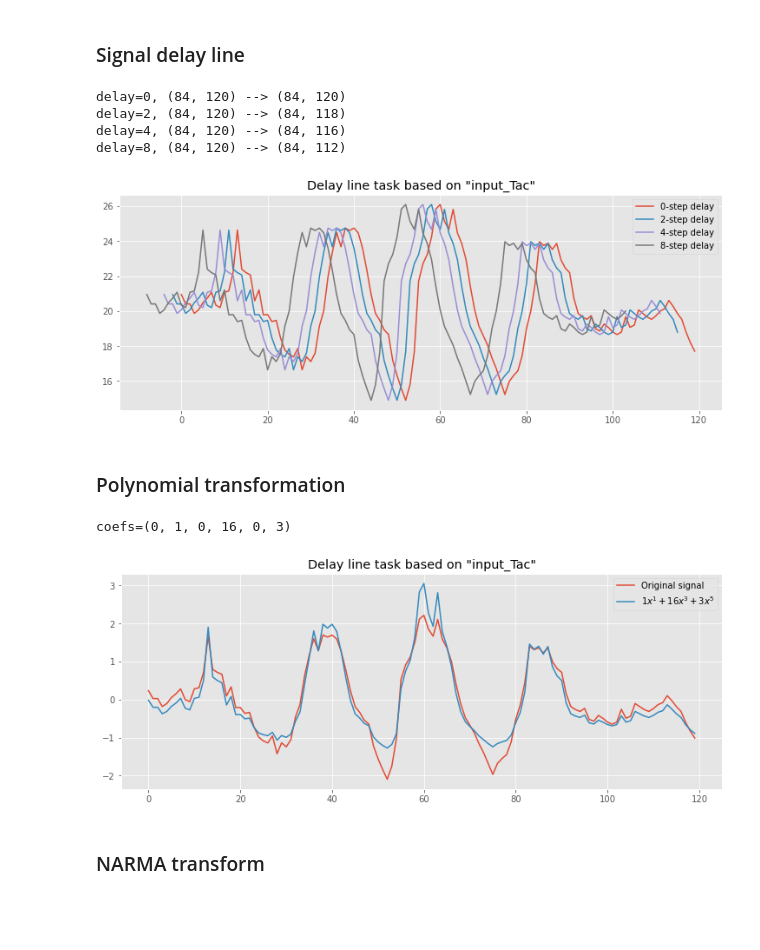
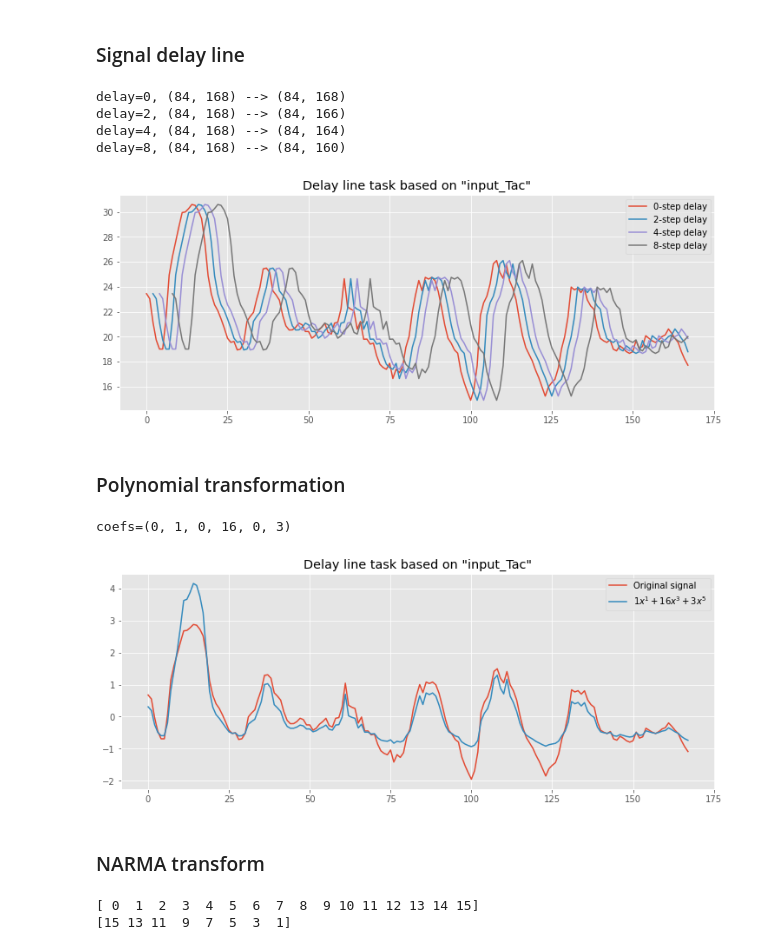
Before and after one commit to mcndt/thesis-plant-reservoir-computing, a Jupyter notebook: notebooks/rc_benchmark_definitions.ipynb, the cells around one changed output. Drawn from its saved outputs; the diff is of its cells as text; code cells hidden in the pictures; blank space fills up the shorter version.

```diff
--- a/notebooks/rc_benchmark_definitions.ipynb
+++ b/notebooks/rc_benchmark_definitions.ipynb
@@ -39,7 +39,6 @@ datasets = (dataset,)
 run_ids = dataset.get_run_ids()
 np.random.seed(42)
 state_ids = np.random.choice(dataset.state_size(), size=16, replace=False)
-warmup_days = 2
 
 # Defining target and reservoir
 target = targets[0]
@@ -50,9 +49,9 @@ target_gen = TargetGenerator(target=target, run_ids=run_ids)
 reservoir_gen = SingleReservoirGenerator(state_var=state_var, run_ids=run_ids, state_ids=state_ids)
 group_gen = GroupGenerator(day_length=24, run_ids=run_ids, days_between_runs=1)
 
-X_raw = reservoir_gen.transform(datasets, warmup_days=warmup_days)
-y_raw = target_gen.transform(datasets, warmup_days=warmup_days)
-groups_raw = group_gen.transform(datasets, warmup_days=warmup_days)
+X_raw = reservoir_gen.transform(datasets)
+y_raw = target_gen.transform(datasets)
+groups_raw = group_gen.transform(datasets)
 
 print(X_raw.shape, y_raw.shape, groups_raw.shape)
 # %% [output]
@@ -64,35 +63,35 @@ print(X_raw.shape, y_raw.shape, groups_raw.shape)
 # %%
 from pipeline_base import DelayLineTransform
 
 
 delays = [0, 2, 4, 8]
 delay_line_transforms = [DelayLineTransform(delay_steps=n) for n in delays]
 
 tf_data = []
 for delay, tf in zip(delays, delay_line_transforms):
   X, y, groups = tf.transform(X_raw, y_raw, groups_raw)
   print(f'{delay=}, {y_raw.shape} --> {y.shape}')
   tf_data.append((X, y, groups))
 
 
 with plt.style.context('ggplot'):
   fig, ax = plt.subplots(1, 1, figsize=(10, 4), constrained_layout=True)
 
   for i in range(len(delays)):
     X, y, groups = tf_data[i]
     d = delays[i]
     plot_data = y[0]
-    time = np.arange(len(plot_data)) - d
+    time = np.arange(len(plot_data)) + d
     ax.plot(time, plot_data, label=f'{d}-step delay')
 
   ax.legend()
   ax.set_title(f'Delay line task based on "{target}"')
 # %% [output]
-delay=0, (84, 120) --> (84, 120)
-delay=2, (84, 120) --> (84, 118)
-delay=4, (84, 120) --> (84, 116)
-delay=8, (84, 120) --> (84, 112)
+delay=0, (84, 168) --> (84, 168)
+delay=2, (84, 168) --> (84, 166)
+delay=4, (84, 168) --> (84, 164)
+delay=8, (84, 168) --> (84, 160)
-[figure, old version]
+[figure, new version]
 # %% [markdown]
 ### Polynomial transformation
 # %%
@@ -137,9 +136,21 @@ with plt.style.context('ggplot'):
   ax.set_title(f'Delay line task based on "{target}"')
 # %% [output]
 coefs=(0, 1, 0, 16, 0, 3)
-[figure, old version]
+[figure, new version]
 # %% [markdown]
 ### NARMA transform
+# %%
+A = np.arange(16)
+
+scale = 2
+n = 8
+offset = scale * n
+
+print(A)
+print(A[15:15-offset+1:-scale])
+# %% [output]
+[ 0  1  2  3  4  5  6  7  8  9 10 11 12 13 14 15]
+[15 13 11  9  7  5  3  1]
 # %%
 from pipeline_base import NarmaTargetTransform
 
```
Also changed, not shown: parts of 4 cells of this notebook, 1 other file.
